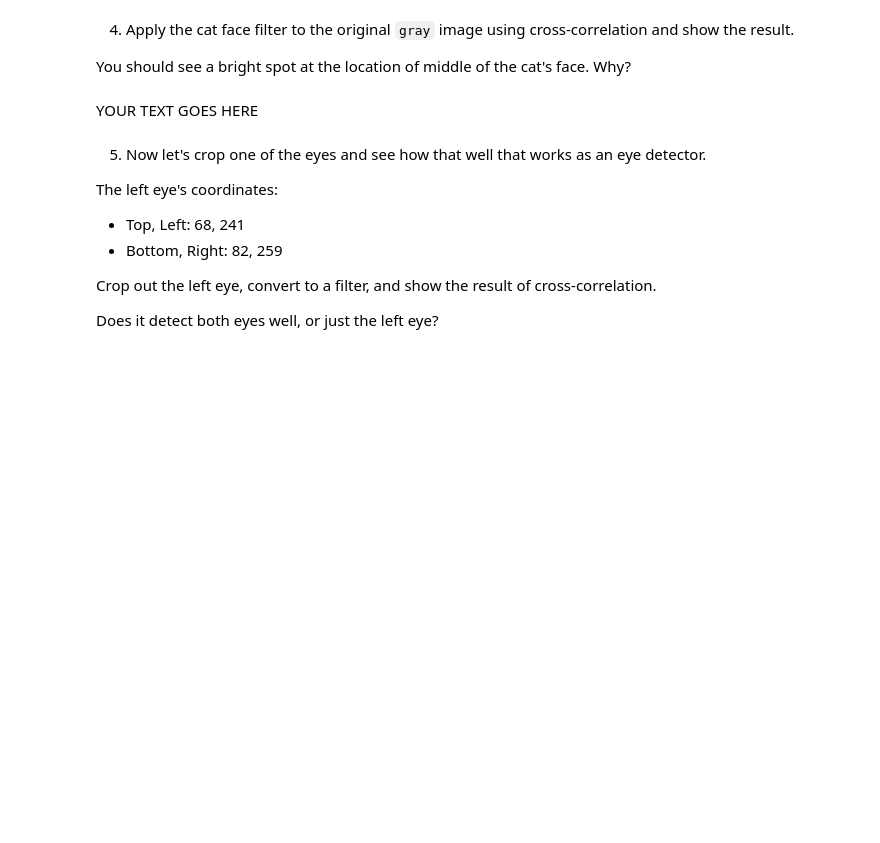
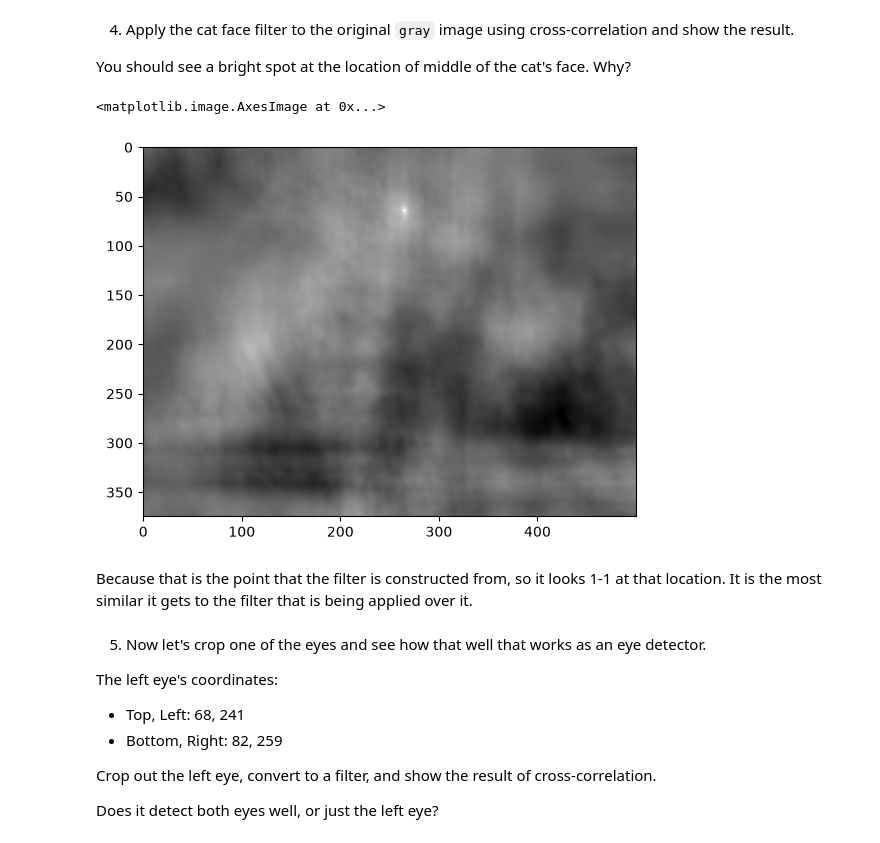
Before and after one commit to otishunt/DATA-4620-Labs, a Jupyter notebook: Labs/Lab_05_01_Convolutions.ipynb, the cells around one changed output. Drawn from its saved outputs; the diff is of its cells as text; code cells hidden in the pictures; blank space fills up the shorter version.

```diff
--- a/Labs/Lab_05_01_Convolutions.ipynb
+++ b/Labs/Lab_05_01_Convolutions.ipynb
@@ -37,9 +50,13 @@ Print out the mean of the filter to verify that it is zero.
 
 You should see a bright spot at the location of middle of the cat's face.  Why?
 # %%
-# YOUR CODE GOES HERE
+result = correlate(gray, filter)
+plt.imshow(result, cmap='gray')
+# %% [output]
+<matplotlib.image.AxesImage at 0x...>
+[figure, added]
 # %% [markdown]
-YOUR TEXT GOES HERE
+Because that is the point that the filter is constructed from, so it looks 1-1 at that location. It is the most similar it gets to the filter that is being applied over it.
 # %% [markdown]
 5. Now let's crop one of the eyes and see how that well that works as an eye detector.
 
```
Also changed, not shown: parts of 7 cells of this notebook.
